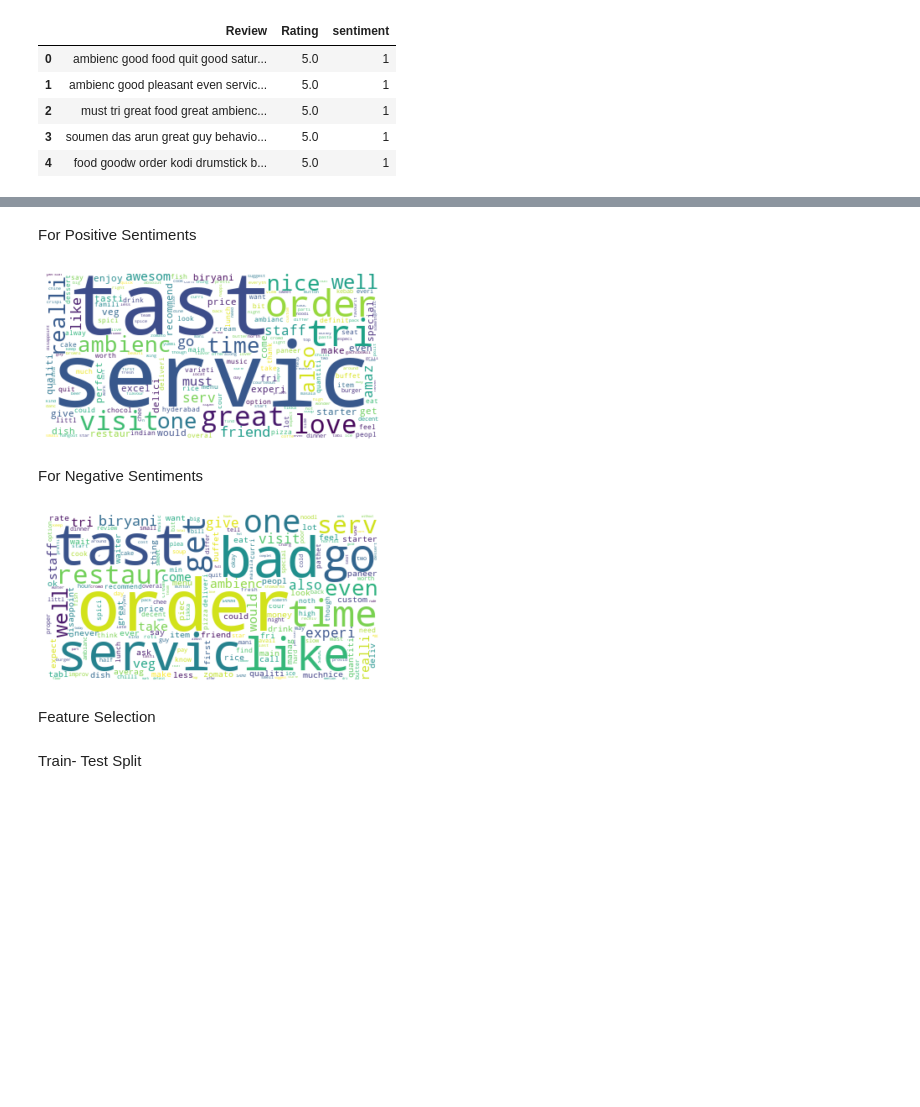
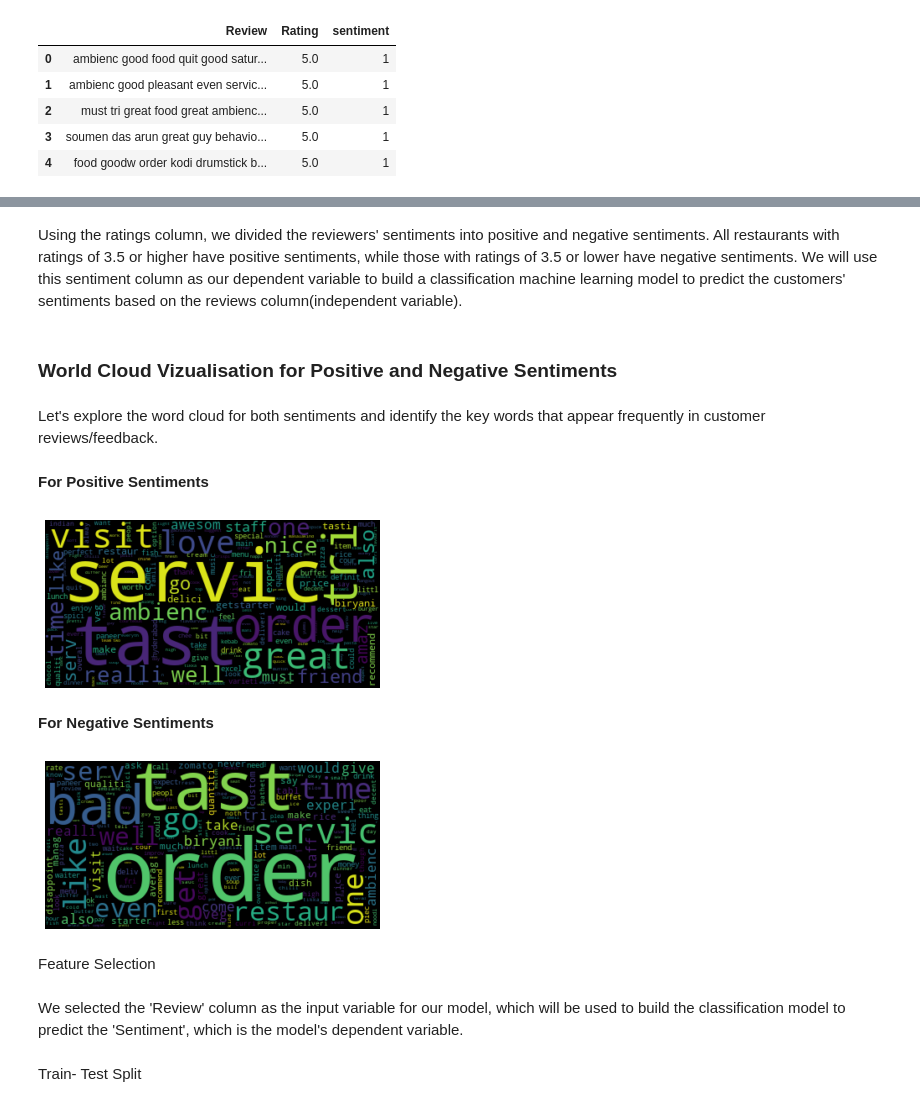
Before and after one commit to saumyadash9/Zomato-Restaurant-Clustering-And-Sentiment-Analysis, a Jupyter notebook: Saumya_Dash_Zomato_Restaurant_Clustering_And_Sentiment_Analysis.ipynb, the cells around one changed output, grey strips where cells are left out. Cells and saved outputs as stored; diff of their text form; code cells hidden in the pictures; blank space fills up the shorter version.

```diff
--- a/Saumya_Dash_Zomato_Restaurant_Clustering_And_Sentiment_Analysis.ipynb
+++ b/Saumya_Dash_Zomato_Restaurant_Clustering_And_Sentiment_Analysis.ipynb
@@ -2166,3 +2158,9 @@ World Cloud Vizualisation
+# %% [markdown]
+Using the ratings column, we divided the reviewers' sentiments into positive and negative sentiments. All restaurants with ratings of 3.5 or higher have positive sentiments, while those with ratings of 3.5 or lower have negative sentiments. We will use this sentiment column as our dependent variable to build a classification machine learning model to predict the customers' sentiments based on the reviews column(independent variable).
+# %% [markdown]
+### World Cloud Vizualisation for Positive and Negative Sentiments
+# %% [markdown]
+Let's explore the word cloud for both sentiments and identify the key words that appear frequently in customer reviews/feedback.
 # %% [markdown]
-For Positive Sentiments
+**For Positive Sentiments**
 # %%
@@ -2179,23 +2177,23 @@ stopword.extend(["food","good",'place','chicken','ordered'])
 # %%
 #positive wordcloud
 pos_text = " ".join(review for review in positive_reviews.Review)
-pos_wordcloud = WordCloud(collocations = False, background_color = 'white',stopwords=stopword).generate(pos_text)
+pos_wordcloud = WordCloud(collocations = False, background_color = 'black',stopwords=stopword).generate(pos_text)
 plt.imshow(pos_wordcloud, interpolation='bilinear')
 plt.axis("off")
 plt.show()
 # %% [output]
-[figure, old version]
+[figure, new version]
 # %% [markdown]
-For Negative Sentiments
+**For Negative Sentiments**
 # %%
 #negative wordcloud
 neg_text = " ".join(review for review in negative_reviews.Review)
-neg_wordcloud = WordCloud(collocations = False, background_color = 'white',stopwords=stopword).generate(neg_text)
+neg_wordcloud = WordCloud(collocations = False, background_color = 'black',stopwords=stopword).generate(neg_text)
 plt.imshow(neg_wordcloud, interpolation='bilinear')
 plt.axis("off")
 plt.show()
 # %% [output]
-[figure, old version]
+[figure, new version]
 # %% [markdown]
 Feature Selection
 # %%
@@ -2203,5 +2201,7 @@ Feature Selection
 X = sentiment_df['Review']
 y = sentiment_df['sentiment']
+# %% [markdown]
+We selected the 'Review' column as the input variable for our model, which will be used to build the classification model to predict the 'Sentiment', which is the model's dependent variable.
 # %% [markdown]
 Train- Test Split
 # %%
```
Also changed, not shown: parts of 131 cells of this notebook.
